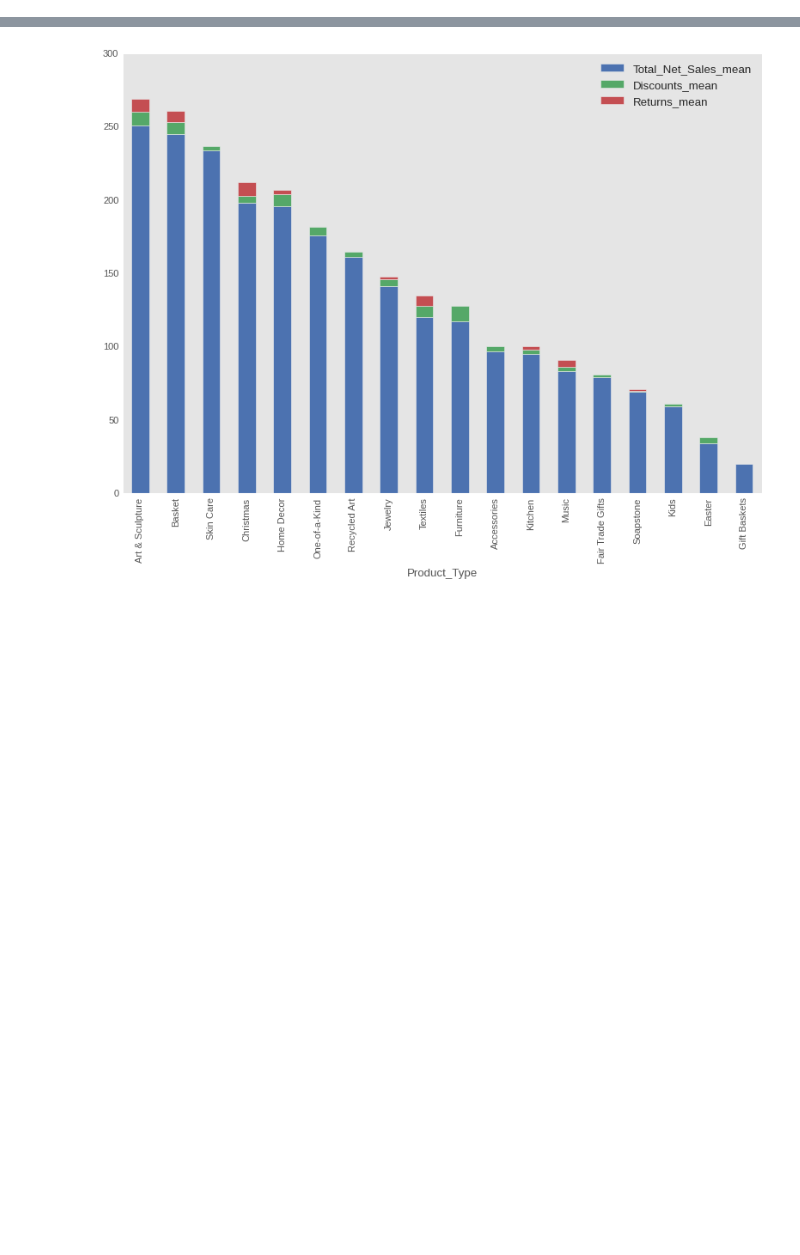
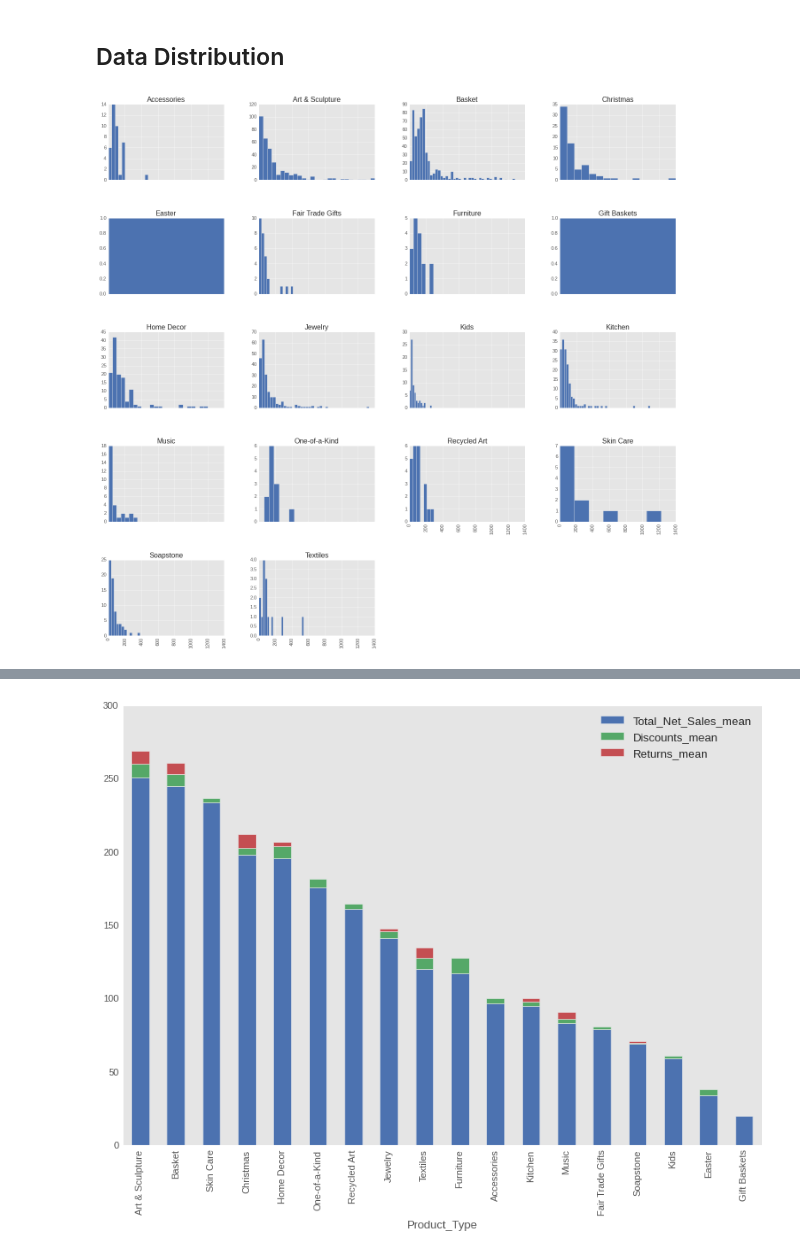
Before and after one commit to tuebolo/online_business_sales, a Jupyter notebook: analysis.ipynb, the cells around one changed output, grey strips where cells are left out. Saved outputs shown, nothing was run; the diff lists cells and outputs as text; code cells hidden in the pictures; blank space fills up the shorter version.

```diff
--- a/analysis.ipynb
+++ b/analysis.ipynb
@@ -56,3 +60,10 @@ sales['Product_Type'] = sales['Product_Type'].str.strip()
+# %% [markdown]
+## Data Distribution
+# %%
+# plot histograms of total net sales for each product
+plot = sales['Total_Net_Sales'].hist(by=sales['Product_Type'], sharex=True, bins='auto', figsize=(20,20), range=[0, 1400])
+# %% [output]
+[figure, added]
 # %%
 # make a table with stadard deviation and standard error for total net sales
 
```
Also changed, not shown: parts of 8 cells of this notebook.
